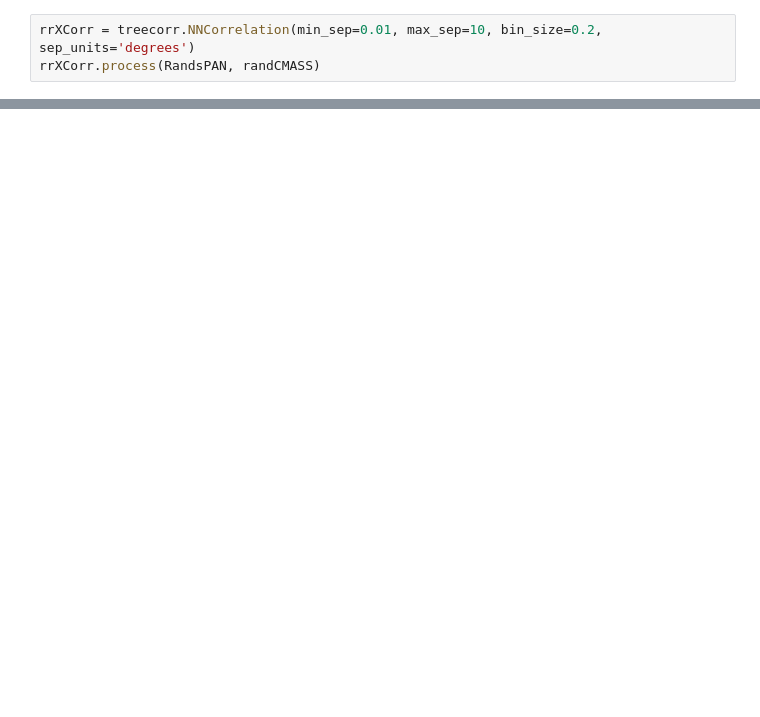
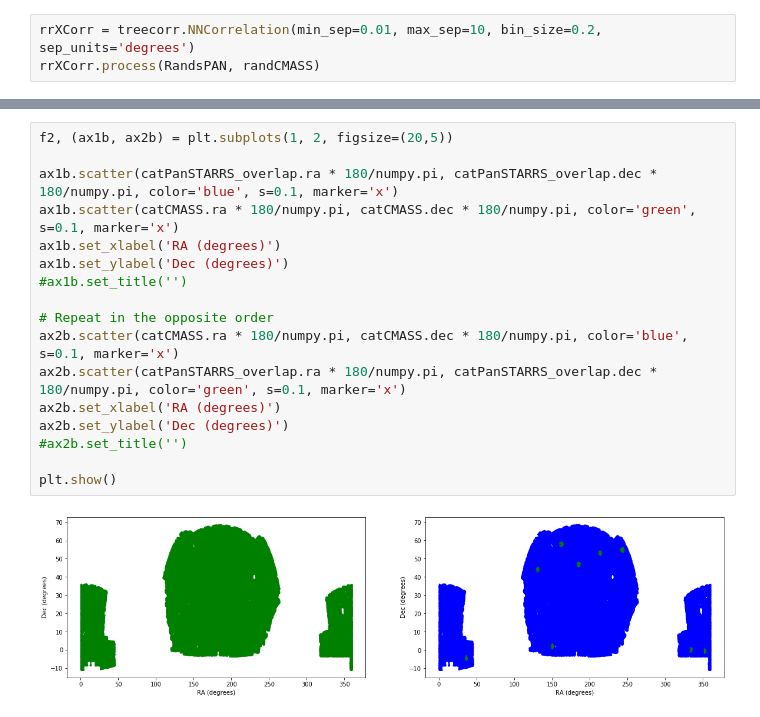
Before and after one commit to MTabbutt/Cosmology, a Jupyter notebook: SNe CrossCorrelations/PanSTARRS and CMASS _ Correlations.ipynb, the cells around one changed output, grey strips where cells are left out. Saved outputs shown, nothing was run; the diff lists cells and outputs as text; blank space fills up the shorter version.

```diff
--- a/SNe CrossCorrelations/PanSTARRS and CMASS _ Correlations.ipynb
+++ b/SNe CrossCorrelations/PanSTARRS and CMASS _ Correlations.ipynb
@@ -774,0 +825,19 @@ rrXCorr.process(RandsPAN, randCMASS)
+# %%
+f2, (ax1b, ax2b) = plt.subplots(1, 2, figsize=(20,5))
+
+ax1b.scatter(catPanSTARRS_overlap.ra * 180/numpy.pi, catPanSTARRS_overlap.dec * 180/numpy.pi, color='blue', s=0.1, marker='x')
+ax1b.scatter(catCMASS.ra * 180/numpy.pi, catCMASS.dec * 180/numpy.pi, color='green', s=0.1, marker='x')
+ax1b.set_xlabel('RA (degrees)')
+ax1b.set_ylabel('Dec (degrees)')
+#ax1b.set_title('')
+
+# Repeat in the opposite order
+ax2b.scatter(catCMASS.ra * 180/numpy.pi, catCMASS.dec * 180/numpy.pi, color='blue', s=0.1, marker='x')
+ax2b.scatter(catPanSTARRS_overlap.ra * 180/numpy.pi, catPanSTARRS_overlap.dec * 180/numpy.pi, color='green', s=0.1, marker='x')
+ax2b.set_xlabel('RA (degrees)')
+ax2b.set_ylabel('Dec (degrees)')
+#ax2b.set_title('')
+
+plt.show()
+# %% [output]
+[figure, added]
```
Also changed, not shown: parts of 28 cells of this notebook, 4 other files.
